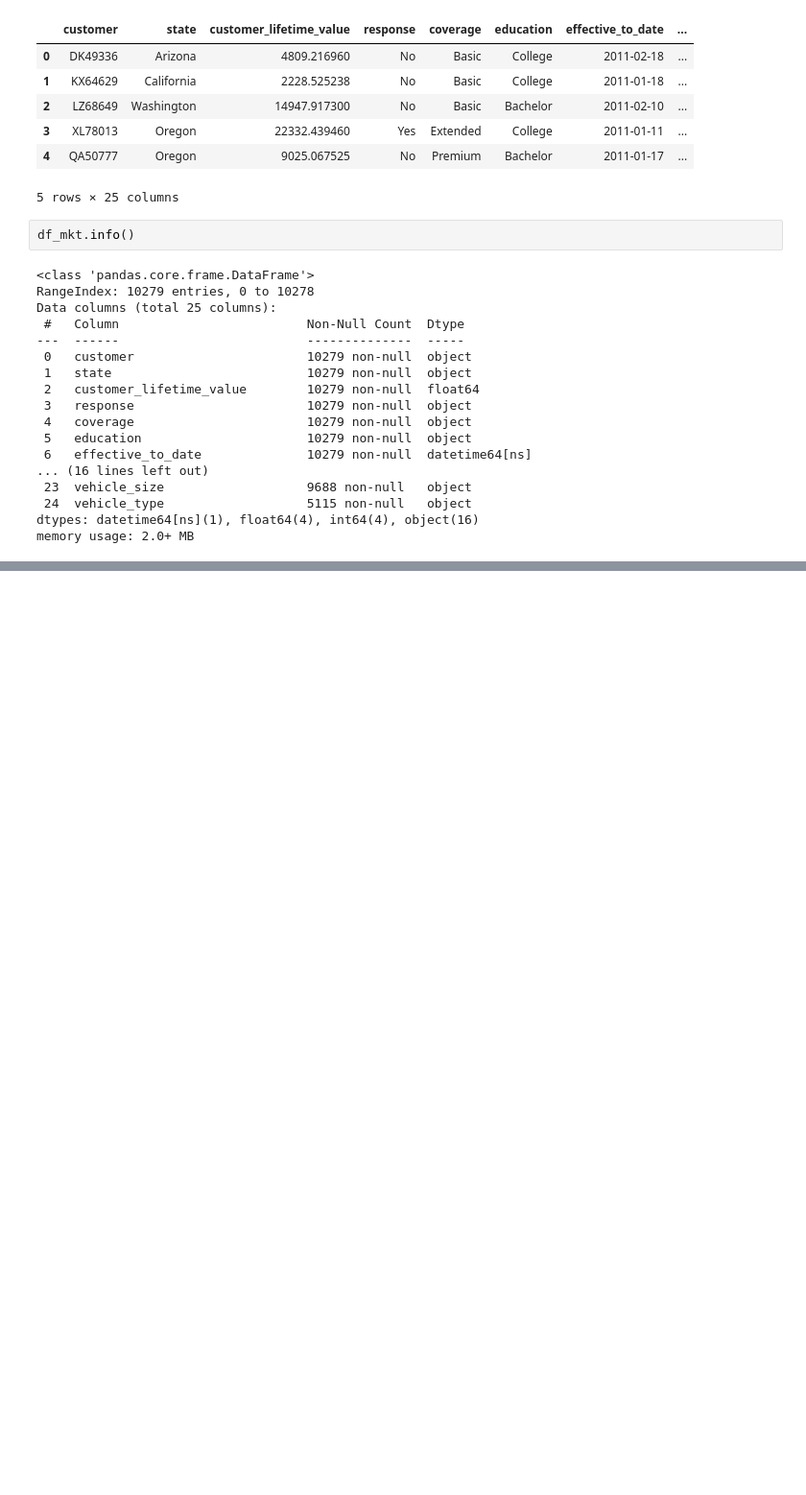
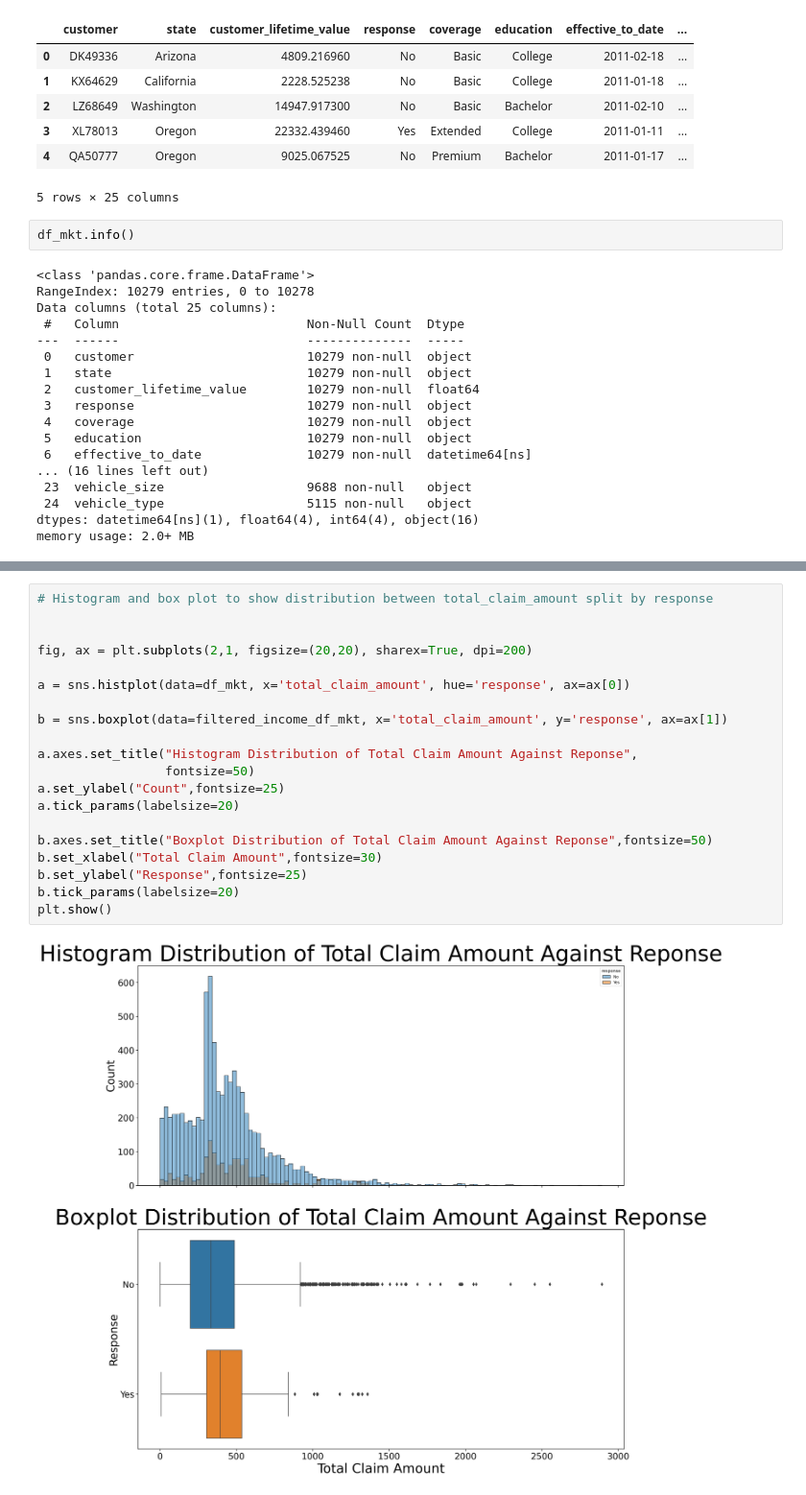
Before and after one commit to henrysoysa/lab-customer-analysis-round-3, a Jupyter notebook: lab-dw-aggregating_copy-for-EDA.ipynb, the cells around one changed output, grey strips where cells are left out. Shown at 96% size. Saved outputs shown, nothing was run; the diff lists cells and outputs as text; blank space fills up the shorter version.

```diff
--- a/lab-dw-aggregating_copy-for-EDA.ipynb
+++ b/lab-dw-aggregating_copy-for-EDA.ipynb
@@ -548,0 +537,22 @@ sns.histplot(data=filtered_income_df_mkt, x='income', hue='response',
+# %%
+# Histogram and box plot to show distribution between total_claim_amount split by response
+
+
+fig, ax = plt.subplots(2,1, figsize=(20,20), sharex=True, dpi=200)
+
+a = sns.histplot(data=df_mkt, x='total_claim_amount', hue='response', ax=ax[0])
+
+b = sns.boxplot(data=filtered_income_df_mkt, x='total_claim_amount', y='response', ax=ax[1])
+
+a.axes.set_title("Histogram Distribution of Total Claim Amount Against Reponse",
+                 fontsize=50)
+a.set_ylabel("Count",fontsize=25)
+a.tick_params(labelsize=20)
+
+b.axes.set_title("Boxplot Distribution of Total Claim Amount Against Reponse",fontsize=50)
+b.set_xlabel("Total Claim Amount",fontsize=30)
+b.set_ylabel("Response",fontsize=25)
+b.tick_params(labelsize=20)
+plt.show()
+# %% [output]
+[figure, added]
```
Also changed, not shown: parts of 12 cells of this notebook.
